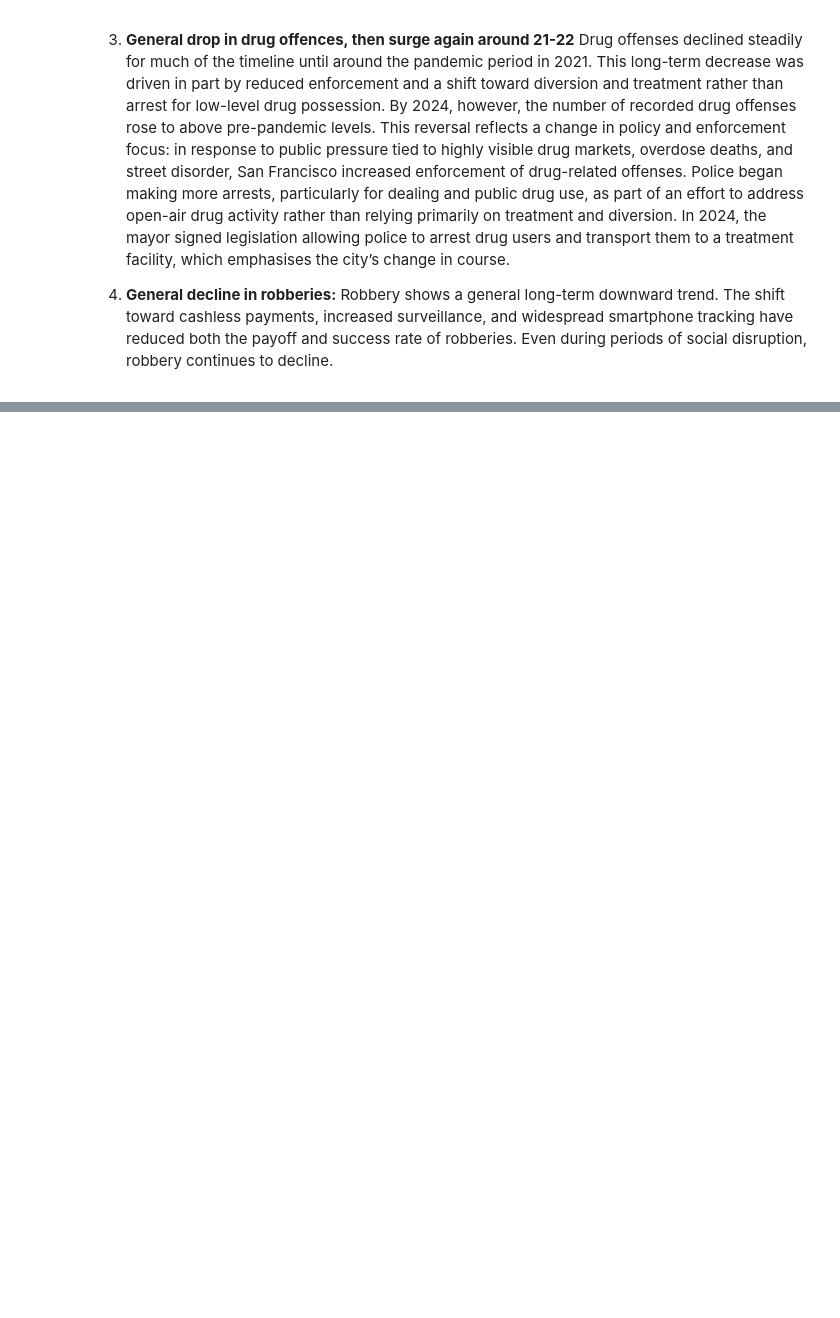
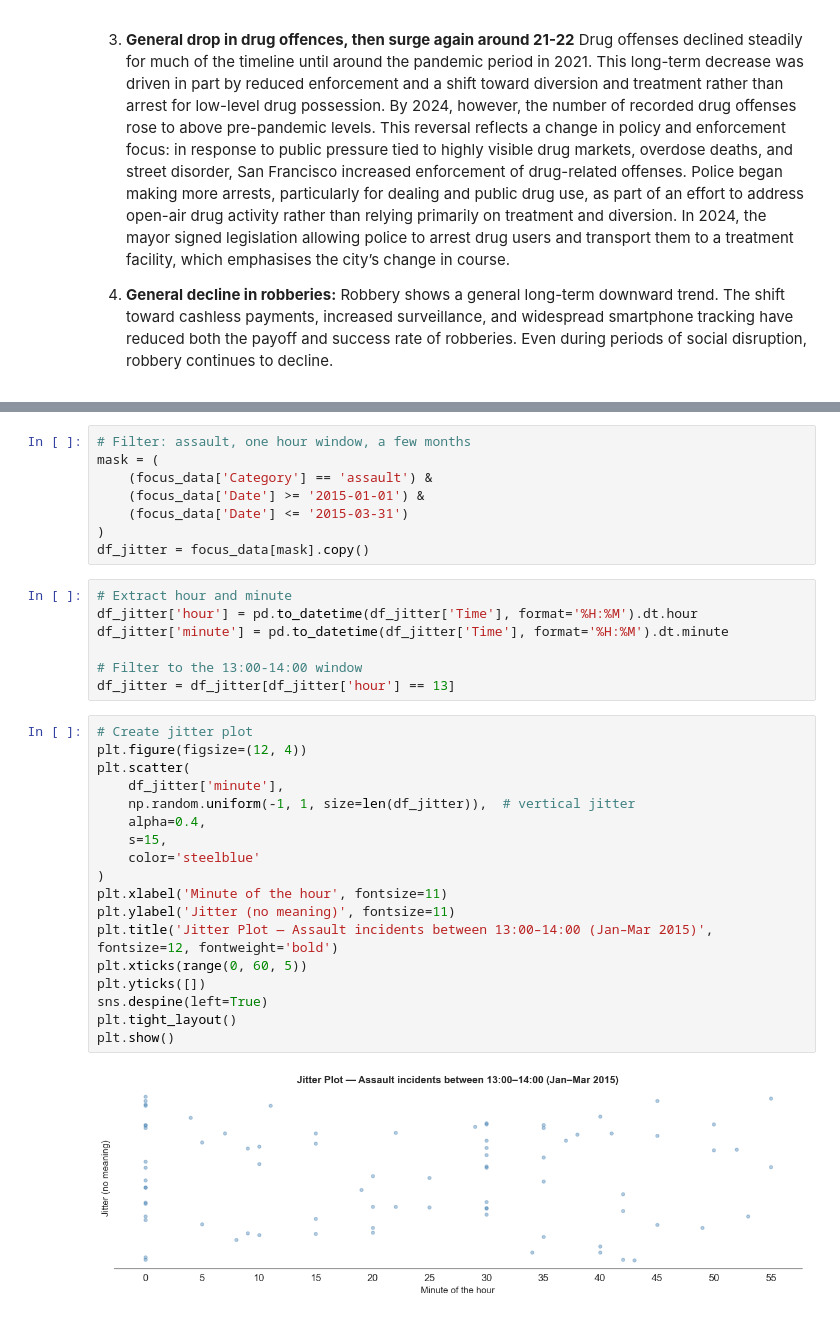
Before and after one commit to sterlie/socialdata_1, a Jupyter notebook: report_1.ipynb, the cells around one changed output, grey strips where cells are left out. Saved outputs shown, nothing was run; the diff lists cells and outputs as text; blank space fills up the shorter version.

```diff
--- a/report_1.ipynb
+++ b/report_1.ipynb
@@ -60,0 +148,35 @@ Robbery shows a general long-term downward trend. The shift toward cashless paym
+# %%
+# Filter: assault, one hour window, a few months
+mask = (
+    (focus_data['Category'] == 'assault') &
+    (focus_data['Date'] >= '2015-01-01') &
+    (focus_data['Date'] <= '2015-03-31')
+)
+df_jitter = focus_data[mask].copy()
+# %%
+# Extract hour and minute
+df_jitter['hour'] = pd.to_datetime(df_jitter['Time'], format='%H:%M').dt.hour
+df_jitter['minute'] = pd.to_datetime(df_jitter['Time'], format='%H:%M').dt.minute
+
+# Filter to the 13:00-14:00 window
+df_jitter = df_jitter[df_jitter['hour'] == 13]
+# %%
+# Create jitter plot
+plt.figure(figsize=(12, 4))
+plt.scatter(
+    df_jitter['minute'],
+    np.random.uniform(-1, 1, size=len(df_jitter)),  # vertical jitter
+    alpha=0.4,
+    s=15,
+    color='steelblue'
+)
+plt.xlabel('Minute of the hour', fontsize=11)
+plt.ylabel('Jitter (no meaning)', fontsize=11)
+plt.title('Jitter Plot — Assault incidents between 13:00–14:00 (Jan–Mar 2015)', fontsize=12, fontweight='bold')
+plt.xticks(range(0, 60, 5))
+plt.yticks([])
+sns.despine(left=True)
+plt.tight_layout()
+plt.show()
+# %% [output]
+[figure, added]
```
Also changed, not shown: parts of 15 cells of this notebook, 1 other file.
